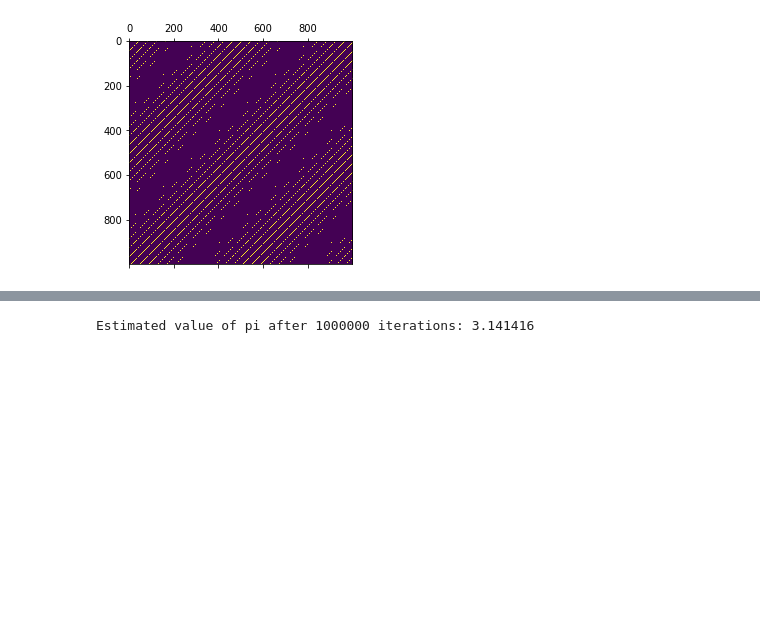
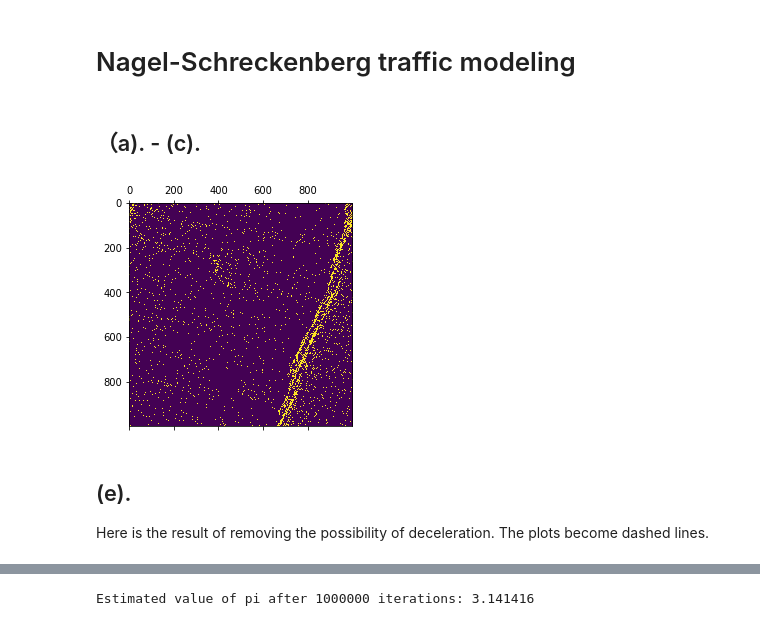
Before and after one commit to hliu-3/stat494, a Jupyter notebook: HW1.ipynb, the cells around one changed output, grey strips where cells are left out. Saved outputs shown, nothing was run; the diff lists cells and outputs as text; code cells hidden in the pictures; blank space fills up the shorter version.

```diff
--- a/HW1.ipynb
+++ b/HW1.ipynb
@@ -8,4 +3,16 @@ import random
+# %% [markdown]
+# Nagel-Schreckenberg traffic modeling
+# %% [markdown]
+## （a). - (c).
 # %%
+
+
+
+import numpy as np
+import scipy.stats as scst
+import matplotlib.pyplot as plt
+import random
+
 def initialize(M, N):
     x = np.zeros(N)
     for i in range(0, N):
@@ -32,7 +39,7 @@ def NS_update(M, x, v, d, p, vmax, mode=1):
     x = (x + v) % M
     return x, v
   elif (mode==2):
-# The mode==2 scenario lets a car slow down only if it will collide.
+# The mode==2 scenario lets a car slow down before letting it go fast. Of course, the distance warning part always stays.
     prob1 = scst.bernoulli.rvs(p, size=1)
     v = min(vmax, (v + 1))
     v = min((d - 1), v)
@@ -53,33 +60,41 @@ def NS_update(M, x, v, d, p, vmax, mode=1):
     # Problem 1(c)
     x = (x + v) % M
     return x, v
 
 
 def Nagel_Schreckenberg(x, v, d, p, M, N, vmax=35):
     for i in range(0, N):
-        (x[i], v[i]) = NS_update(M, x[i], v[i], d[i], p, vmax,1)
+        (x[i], v[i]) = NS_update(M, x[i], v[i], d[i], p, vmax,2)
     for i in range(0, N):
         j = i + 1
         if j >= x.size:
             j = 0
         if abs(x[j] - x[i]) > 500:
             d[i] = abs(x[j] + (M - x[i]))
         else:
             d[i] = abs(x[j] - x[i])
     return x, v, d
 
-def simulate(p=0, M=1000, N=50):
+# The function uses for problem 1f, that adjust for the previous car distance, such that a car will only slow down if it has realistic danger to collide with the car before.
+
+def simulate(p=1/3, M=1000, N=50):
     x, v, d = initialize(M, N)
     for i in range(0, 2500):
         x, v, d = Nagel_Schreckenberg(x, v, d, p, M, N)
     graph = np.zeros((M, M))
     for i in range(1000):
         x, v, d = Nagel_Schreckenberg(x, v, d, p, M, N)
         for j in range(N):
             graph[i, round(x[j])] = 1
     plt.matshow(graph)
     plt.show()
+
+
 if __name__ == '__main__':
   simulate()
 # %% [output]
-[figure, old version]
+[figure, new version]
+# %% [markdown]
+## (e).
+
+Here is the result of removing the possibility of deceleration.  The plots become dashed lines.
```
Also changed, not shown: parts of 7 cells of this notebook.
